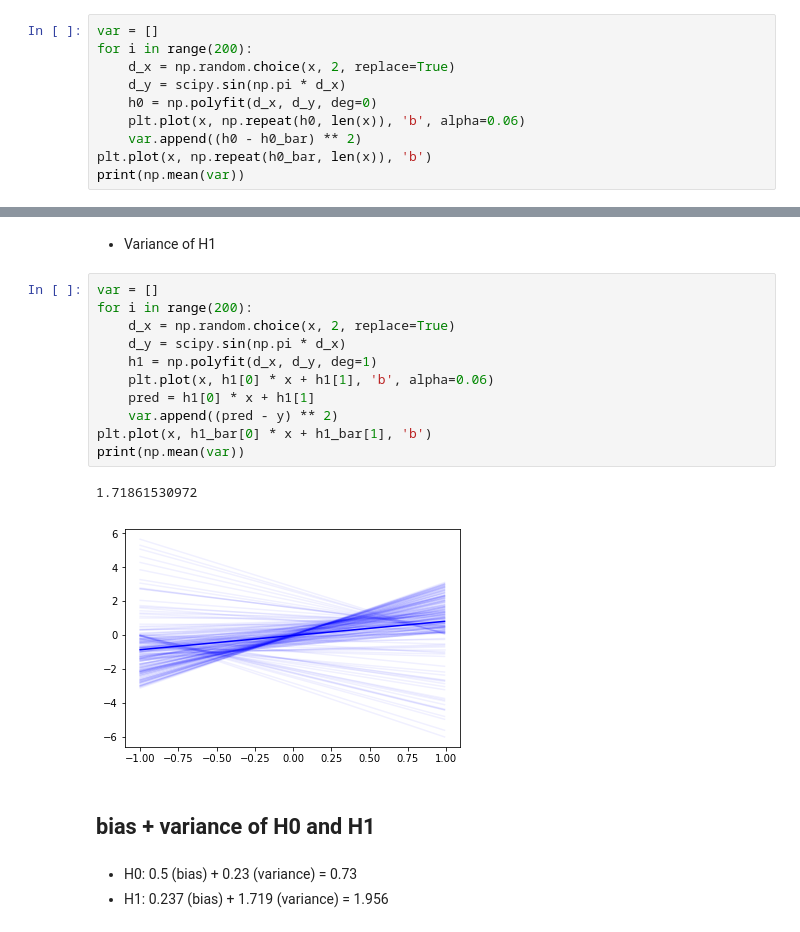
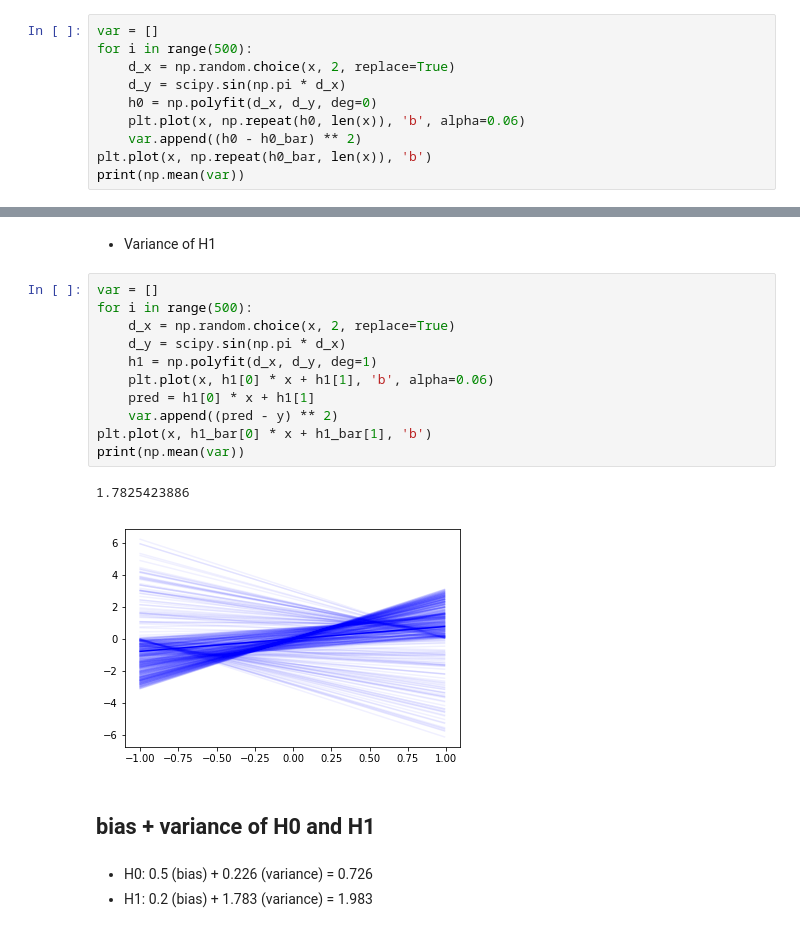
Before and after one commit to demon386/notebooks, a Jupyter notebook: bias-variance.ipynb, the cells around one changed output, grey strips where cells are left out. Saved outputs shown, nothing was run; the diff lists cells and outputs as text.

```diff
--- a/bias-variance.ipynb
+++ b/bias-variance.ipynb
@@ -162,7 +162,7 @@ plt.legend(['Sin(pi x)', 'H_0', 'H_1'])
 - Variance of H0
 # %%
 var = []
-for i in range(200):
+for i in range(500):
     d_x = np.random.choice(x, 2, replace=True)
     d_y = scipy.sin(np.pi * d_x)
     h0 = np.polyfit(d_x, d_y, deg=0)
@@ -177,20 +177,20 @@ print(np.mean(var))
 - Variance of H1
 # %%
 var = []
-for i in range(200):
+for i in range(500):
     d_x = np.random.choice(x, 2, replace=True)
     d_y = scipy.sin(np.pi * d_x)
     h1 = np.polyfit(d_x, d_y, deg=1)
     plt.plot(x, h1[0] * x + h1[1], 'b', alpha=0.06)
     pred = h1[0] * x + h1[1]
     var.append((pred - y) ** 2)
 plt.plot(x, h1_bar[0] * x + h1_bar[1], 'b')
 print(np.mean(var))
 # %% [output]
-1.71861530972
+1.7825423886
-[figure, old version]
+[figure, new version]
 # %% [markdown]
 ## bias + variance of H0 and H1
 # %% [markdown]
-- H0: 0.5 (bias) + 0.23 (variance) = 0.73
-- H1: 0.237 (bias) + 1.719 (variance) = 1.956
+- H0: 0.5 (bias) + 0.226 (variance) = 0.726
+- H1: 0.2 (bias) + 1.783 (variance) = 1.983
```
Also changed, not shown: parts of 6 cells of this notebook.
